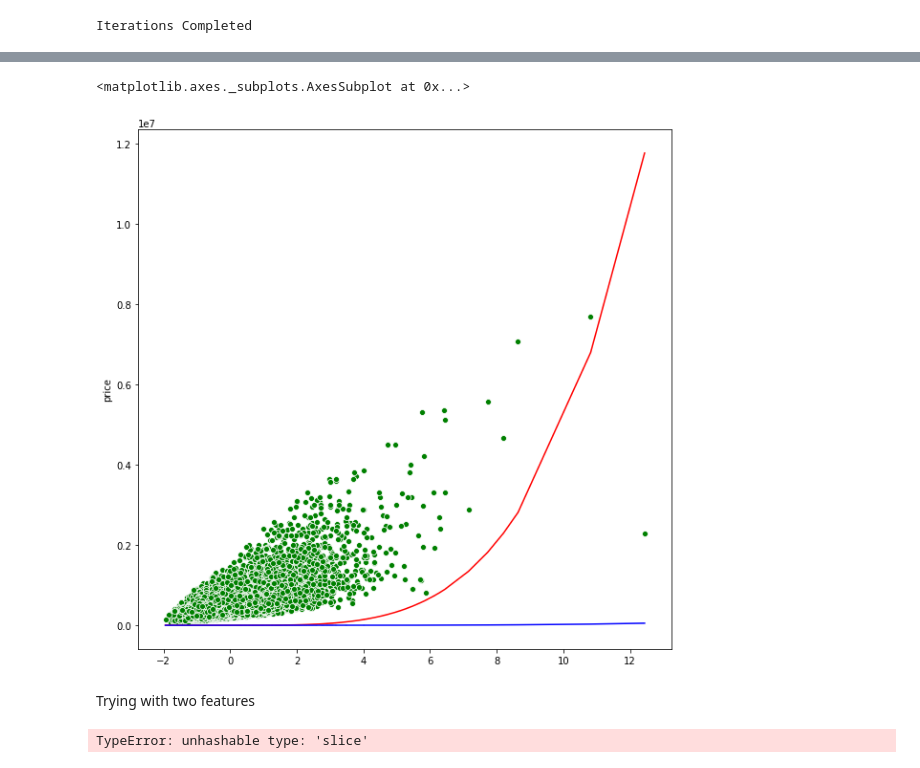
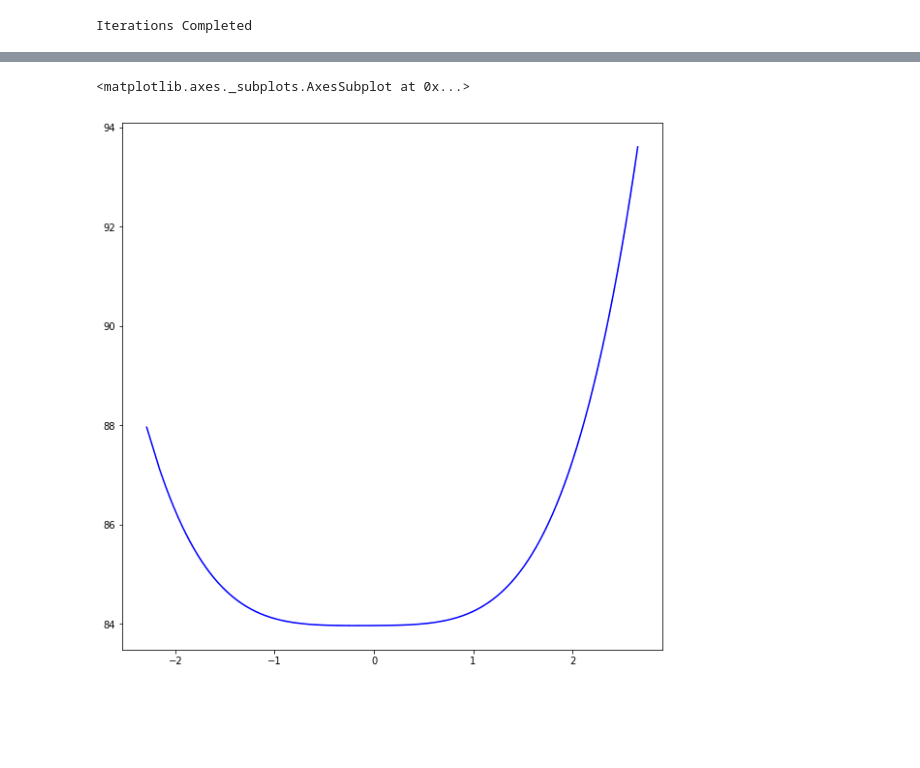
Before and after one commit to nauman-chaudhary/LinearRegression, a Jupyter notebook: Ridge Regression - L2 Regularization- with Outliers.ipynb, the cells around one changed output, grey strips where cells are left out. Cells and saved outputs as stored; diff of their text form; code cells hidden in the pictures; blank space fills up the shorter version.

```diff
--- a/Ridge Regression - L2 Regularization- with Outliers.ipynb
+++ b/Ridge Regression - L2 Regularization- with Outliers.ipynb
@@ -134,3 +163,6 @@ house_train_data = pd.read_csv('Related Datasets/kc_house_train_data.csv')
 # %%
-data = np.array(house_train_data['sqft_living']).reshape(-1,1)
-target = np.array(house_train_data['price']).reshape(-1,1)
+data = np.array(df['sqft_living']).reshape(-1,1)
+target_unshaped = np.array(df['price'])
+target = target_unshaped.reshape(-1,1)
+print(len(data))
+print(len(target))
@@ -139,4 +171,0 @@ Normalizing data
-# %%
-data = normalize_data(data)
-print(data.shape)
-print(target.shape)
@@ -156,3 +172,6 @@ print(target.shape)
+# %%
+not_standardized_data = data
+data = standardization(data)
 # %% [markdown]
 Generating polynomail features
 # %%
@@ -246,7 +302,7 @@ Small lambda
 # %%
 start_time = time.time()
 i,weights_l2_0, grads, costs = gradient_descent(x=data_poly, y=target,alpha=1e-12,tolerance_cost=1e-7,
-                                               tolerance_gradient=1e-7, max_iter=10000,l2_regularization=0)
+                                               tolerance_gradient=1e-7, max_iter=10000,l2_regularization=100000)
 end_time = time.time()
 # %% [output]
 Iterations Completed
@@ -289,19 +345,17 @@ Calculated weights:
 # %%
 plt.figure(figsize=(10,10))
 
 result_l2_0 = weights_l2_0[0] + weights_l2_0[1]*data_poly[:,0] + weights_l2_0[2]*data_poly[:,1] + weights_l2_0[3]*data_poly[:,2]+ weights_l2_0[4]*data_poly[:,3]
 # temp_df_small_l2 = pd.DataFrame(data_poly,columns=[['sqft_1','sqft_2','sqft_3','sqft_4']])
 # temp_df_small_l2['predicted_price'] = result_l2_0
-sns.lineplot( x=data_poly[:,0], y=result_l2_0,color='r')
+# sns.lineplot( x=data_poly[:,0], y=result_l2_0,color='r')
 
 result_l2_1e11 = weights_l2_1e11[0] + weights_l2_1e11[1]*data_poly[:,0]  + weights_l2_1e11[2]*data_poly[:,1]  + weights_l2_1e11[3]*data_poly[:,2]  + weights_l2_1e11[4]*data_poly[:,3]
 # temp_df_big_l2 = pd.DataFrame(data_poly,columns=[['sqft_1','sqft_2','sqft_3','sqft_4']])
 # temp_df_big_l2['predicted_price'] = result_l2_1e11
 sns.lineplot(x=data_poly[:,0],y=result_l2_1e11,color='b')
 
-sns.scatterplot(x=data_poly[:,0],y=house_train_data['price'],color='g')
+# sns.scatterplot(x=data_poly[:,0],y=target_unshaped,color='g')
 # %% [output]
 <matplotlib.axes._subplots.AxesSubplot at 0x...>
-[figure, old version]
+[figure, new version]
-# %% [markdown]
-Trying with two features
@@ -317,4 +361,0 @@ def nd(data=None):
-# %%
-new_data = nd(new_data)
-# %% [output]
-TypeError: unhashable type: 'slice'
```
Also changed, not shown: parts of 28 cells of this notebook, 1 other file.
